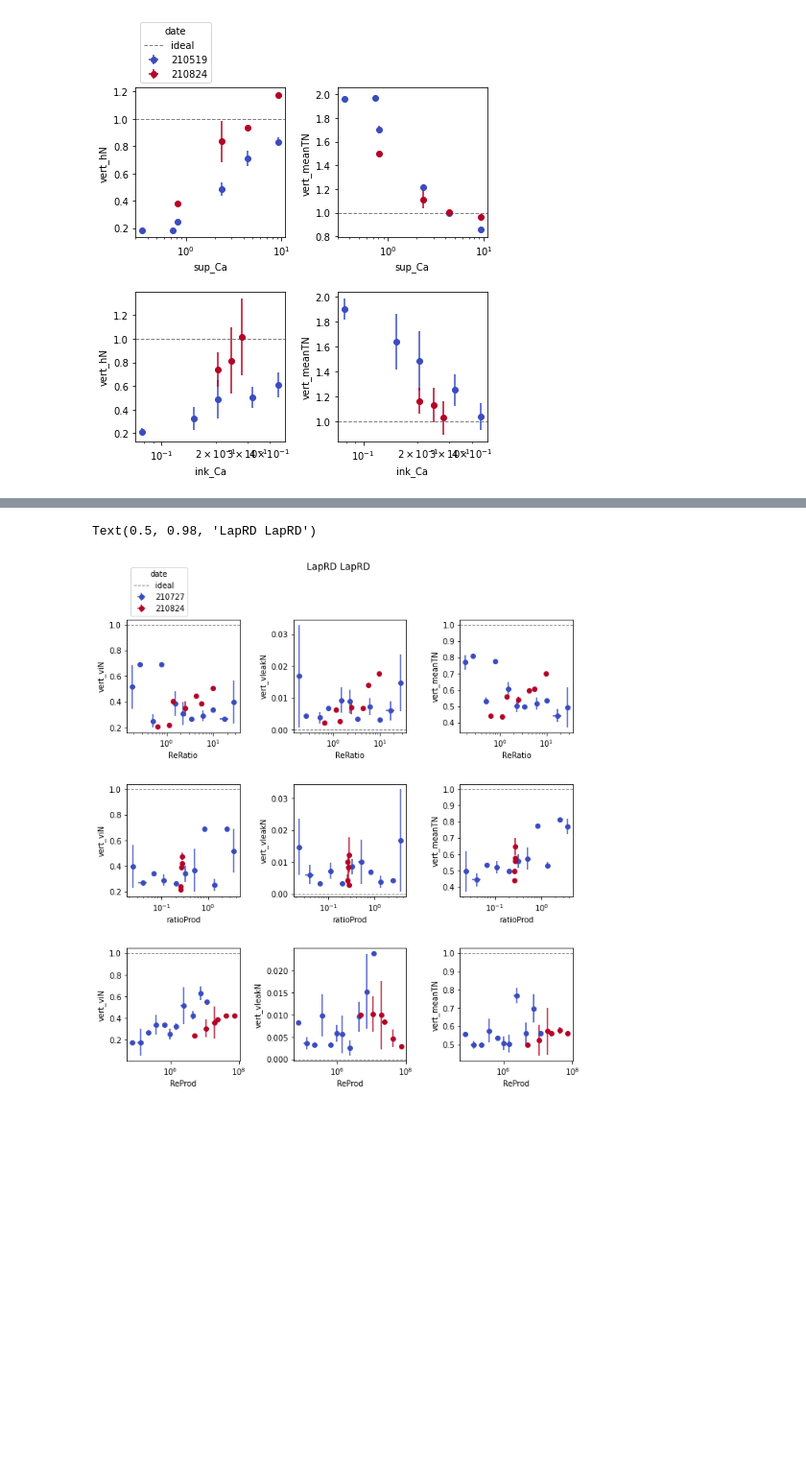
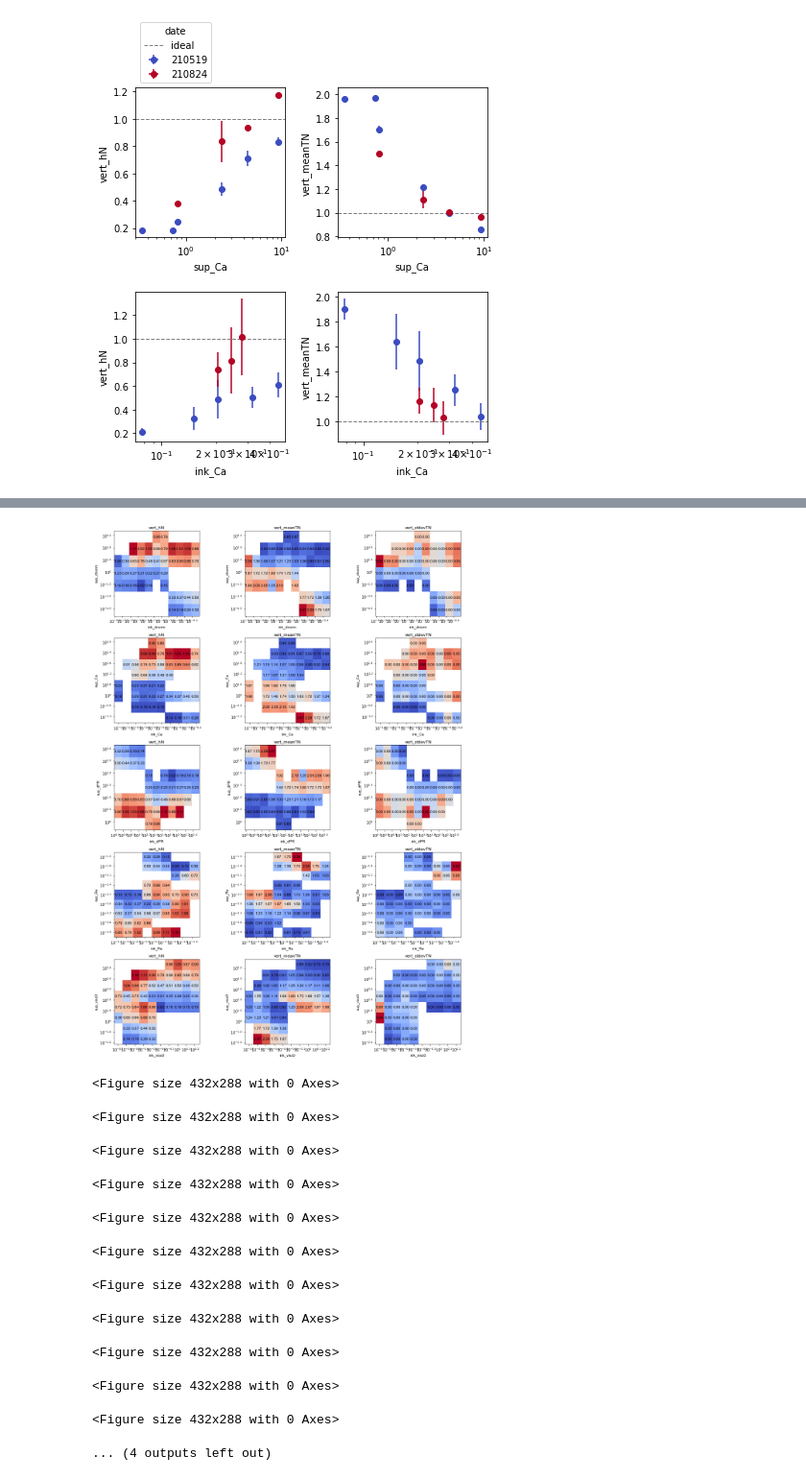
Before and after one commit to usnistgov/embedded3DPvids, a Jupyter notebook: ipynb/vidSummaries_vert.ipynb, the cells around one changed output, grey strips where cells are left out. Shown at 96% size. Cells and saved outputs as stored; diff of their text form; code cells hidden in the pictures; blank space fills up the shorter version.

```diff
--- a/ipynb/vidSummaries_vert.ipynb
+++ b/ipynb/vidSummaries_vert.ipynb
@@ -203,20 +174,25 @@ ss1[ss1.vert_hN>2.5]
 # %%
 ss1 = ss.copy()
 # ss1 = ss1[ss1.vert_hN_SE<1]
 # ss1.loc[(ss1.ink_base == 'PEGDA_40'),'sigma']=0.01
-ss1 = ss1[ss1.ink_base=='water']
-ss1 = ss1[ss1.ink_days==1]
-# ss1 = ss1[ss1.sup_v>2.5]
-# ss1 = ss1[ss1.vert_hN_SE<0.5]
-ss1 = ss1.sort_values(by='date')
-ss1['ratioProd'] = ss1['vRatio']*ss1['viscRatio']
-ss1['ReProd'] = ss1['ink_Re']*ss1['sup_Re']
-fig,axs = plt.subplots(3,3,figsize=(9,10))
-for i,s2 in enumerate(['ReRatio', 'ratioProd', 'ReProd']):
-    for j,s in enumerate(['vert_viN', 'vert_vleakN', 'vert_meanTN']):
-        mp.scatterSS(ss1, s2, s, 'date', logx=(True), yideal=([1,0,1][j]), ax=axs[i][j], fig=fig, legend=(i==0 and j==0), dx=0.1)
+ss1 = ss1[ss1.sigma>0]
+ss1 = ss1.sort_values(by='sigma')
+fig,axs = plt.subplots(5,3, figsize=(15,20))
+for i, s in enumerate(['dnorm', 'Ca', 'dPR', 'Re', 'visc0']):
+    for j, color in enumerate(['vert_hN', 'vert_meanTN', 'vert_stdevTN']):
+        mp.colorMeshSS(ss1, 'ink_'+s, 'sup_'+s, color, logx=True, logy=True, ax=axs[i][j], legend=False)
 fig.tight_layout()
-fig.suptitle('LapRD LapRD')
 # %% [output]
+[figure, new version]
-Text(0.5, 0.98, 'LapRD LapRD')
+<Figure size 432x288 with 0 Axes>
-[figure, old version]
+<Figure size 432x288 with 0 Axes>
+<Figure size 432x288 with 0 Axes>
+<Figure size 432x288 with 0 Axes>
+<Figure size 432x288 with 0 Axes>
+<Figure size 432x288 with 0 Axes>
+<Figure size 432x288 with 0 Axes>
+<Figure size 432x288 with 0 Axes>
+<Figure size 432x288 with 0 Axes>
+<Figure size 432x288 with 0 Axes>
+<Figure size 432x288 with 0 Axes>
+... (4 outputs left out)
```
Also changed, not shown: parts of 25 cells of this notebook, 13 other files.
